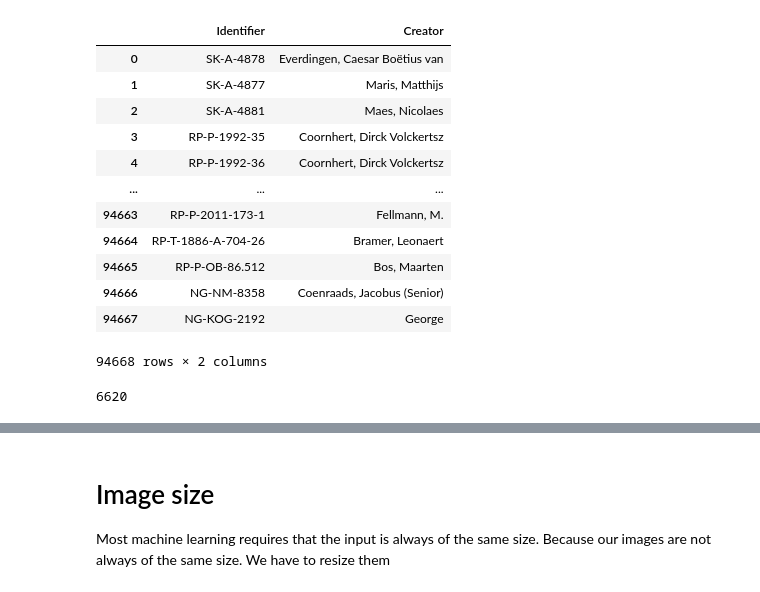
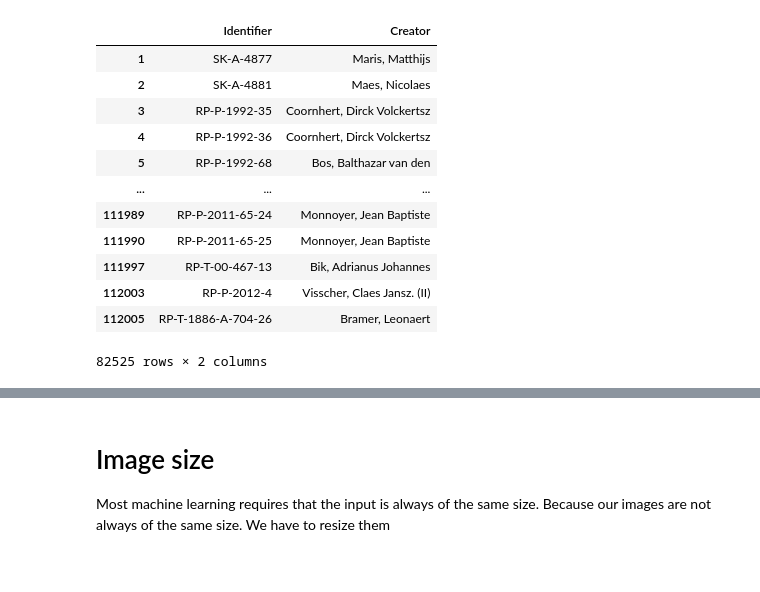
Before and after one commit to lotteph/MSc-Scriptie, a Jupyter notebook: Data preprocessing.ipynb, the cells around one changed output, grey strips where cells are left out. Saved outputs shown, nothing was run; the diff lists cells and outputs as text; code cells hidden in the pictures.

```diff
--- a/Data preprocessing.ipynb
+++ b/Data preprocessing.ipynb
@@ -16,3 +16,18 @@ from sklearn.model_selection import train_test_split
 # Packages related to images
 from PIL import Image
 import PIL
+# %%
+def clean_data(path):
+    df = pd.read_csv(path)
+    df = df[df['Creator'] != '']
+    df = df[df['Creator'] != ' anoniem']
+    df = df[df['Creator'] != ' onbekend']
+    df = df[df['Creator'].notna()]
+    return df
+
+def preprocess_data(df, num_artworks = 10):
+    df = df.groupby("Creator").filter(lambda x: len(x) >= num_artworks)
+    return df
+
+df = clean_data('D:/MSc scriptie/Data/Rijksmuseum/xml_files.csv')
+rijksdata = preprocess_data(df)
@@ -48,25 +81,18 @@ n_labels = 6622
 # %%
-labels = pd.read_csv(labels_file)
-# labels[['Identifier', 'Creator']]
-
-labels = labels[['Identifier', 'Creator']]
-# subs = subs.set_index('Identifier')
+# labels = pd.read_csv(labels_file)
+labels = rijksdata[['Identifier', 'Creator']]
 labels
 # %% [output]
 |  | Identifier | Creator |
-| 0 | SK-A-4878 | Everdingen, Caesar Boëtius van |
 | 1 | SK-A-4877 | Maris, Matthijs |
 | 2 | SK-A-4881 | Maes, Nicolaes |
 | 3 | RP-P-1992-35 | Coornhert, Dirck Volckertsz |
 | 4 | RP-P-1992-36 | Coornhert, Dirck Volckertsz |
+| 5 | RP-P-1992-68 | Bos, Balthazar van den |
 | ... | ... | ... |
-| 94663 | RP-P-2011-173-1 | Fellmann, M. |
-| 94664 | RP-T-1886-A-704-26 | Bramer, Leonaert |
-| 94665 | RP-P-OB-86.512 | Bos, Maarten |
-| 94666 | NG-NM-8358 | Coenraads, Jacobus (Senior) |
-| 94667 | NG-KOG-2192 | George |
+| 111989 | RP-P-2011-65-24 | Monnoyer, Jean Baptiste |
+| 111990 | RP-P-2011-65-25 | Monnoyer, Jean Baptiste |
+| 111997 | RP-T-00-467-13 | Bik, Adrianus Johannes |
+| 112003 | RP-P-2012-4 | Visscher, Claes Jansz. (II) |
+| 112005 | RP-T-1886-A-704-26 | Bramer, Leonaert |
-94668 rows × 2 columns
+82525 rows × 2 columns
-# %%
-len(labels.Creator.unique())
-# %% [output]
-6620
```
Also changed, not shown: parts of 8 cells of this notebook, 1 other file.
